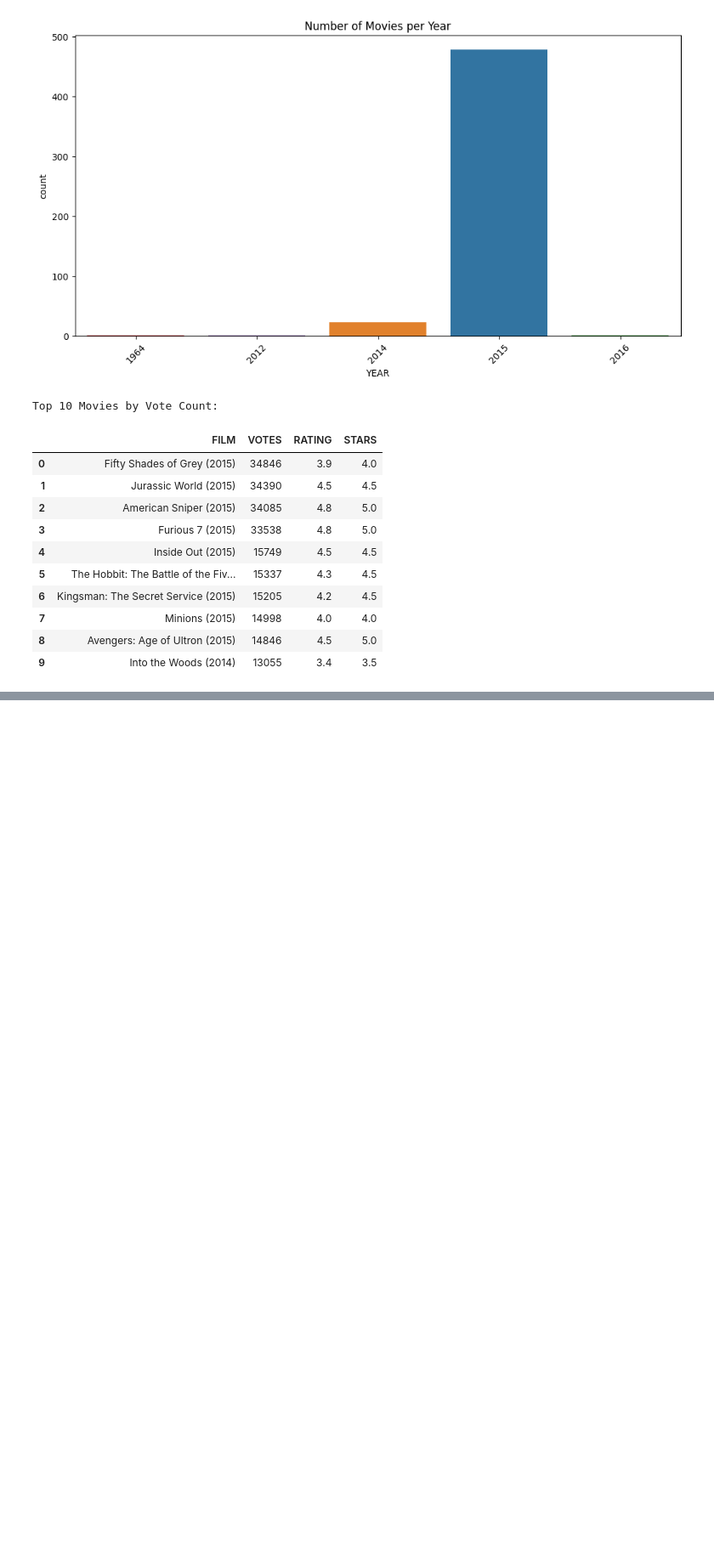
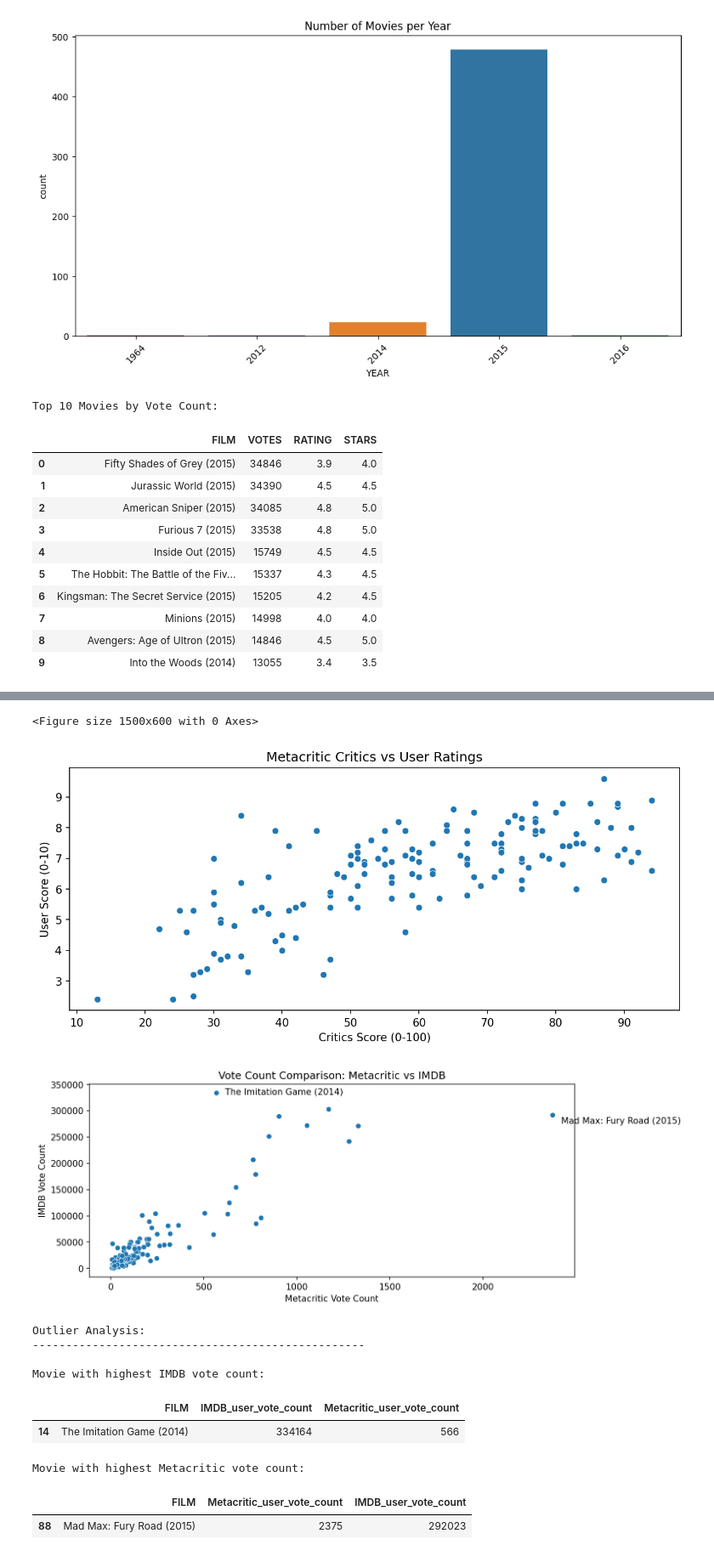
Before and after one commit to dr-ridwanoladipo/movie_metrics_dashboard, a Jupyter notebook: movie_ratings.ipynb, the cells around one changed output, grey strips where cells are left out. Shown at 85% size. Drawn from its saved outputs; the diff is of its cells as text; code cells hidden in the pictures; blank space fills up the shorter version.

```diff
--- a/movie_ratings.ipynb
+++ b/movie_ratings.ipynb
@@ -170,0 +369,49 @@ Top 10 Movies by Vote Count:
+# %%
+# Create scatter plot for Metacritic Critics vs Users
+plt.figure(figsize=(10,4),dpi=150)
+plt.figure(figsize=(10,4),dpi=150)
+sns.scatterplot(data=all_sites, x='Metacritic', y='Metacritic_User')
+plt.title('Metacritic Critics vs User Ratings')
+plt.xlabel('Critics Score (0-100)')
+plt.ylabel('User Score (0-10)')
+plt.show()
+
+print('\n\n')
+
+# Analyze vote distribution
+plt.figure(figsize=(10,4),dpi=150)
+sns.scatterplot(data=all_sites, x='Metacritic_user_vote_count', y='IMDB_user_vote_count')
+plt.title('Vote Count Comparison: Metacritic vs IMDB')
+plt.xlabel('Metacritic Vote Count')
+plt.ylabel('IMDB Vote Count')
+
+# Annotate outlier points
+for idx, row in all_sites.nlargest(1, 'IMDB_user_vote_count').iterrows():
+    plt.annotate(row['FILM'], (row['Metacritic_user_vote_count'], row['IMDB_user_vote_count']), xytext=(10, -2), textcoords='offset points')
+
+for idx, row in all_sites.nlargest(1, 'Metacritic_user_vote_count').iterrows():
+    plt.annotate(row['FILM'], (row['Metacritic_user_vote_count'], row['IMDB_user_vote_count']), xytext=(10, -10), textcoords='offset points')
+
+plt.show()
+
+# Analyze outliers in voting patterns
+print("\nOutlier Analysis:")
+print("-" * 50)
+print("\nMovie with highest IMDB vote count:")
+display(all_sites.nlargest(1, 'IMDB_user_vote_count')[['FILM', 'IMDB_user_vote_count', 'Metacritic_user_vote_count']])
+
+print("\nMovie with highest Metacritic vote count:")
+display(all_sites.nlargest(1, 'Metacritic_user_vote_count')[['FILM', 'Metacritic_user_vote_count', 'IMDB_user_vote_count']])
+# %% [output]
+<Figure size 1500x600 with 0 Axes>
+[figure, added]
+[figure, added]
+Outlier Analysis:
+--------------------------------------------------
+
+Movie with highest IMDB vote count:
+|  | FILM | IMDB_user_vote_count | Metacritic_user_vote_count |
+| 14 | The Imitation Game (2014) | 334164 | 566 |
+Movie with highest Metacritic vote count:
+|  | FILM | Metacritic_user_vote_count | IMDB_user_vote_count |
+| 88 | Mad Max: Fury Road (2015) | 2375 | 292023 |
```
Also changed, not shown: parts of 8 cells of this notebook.
